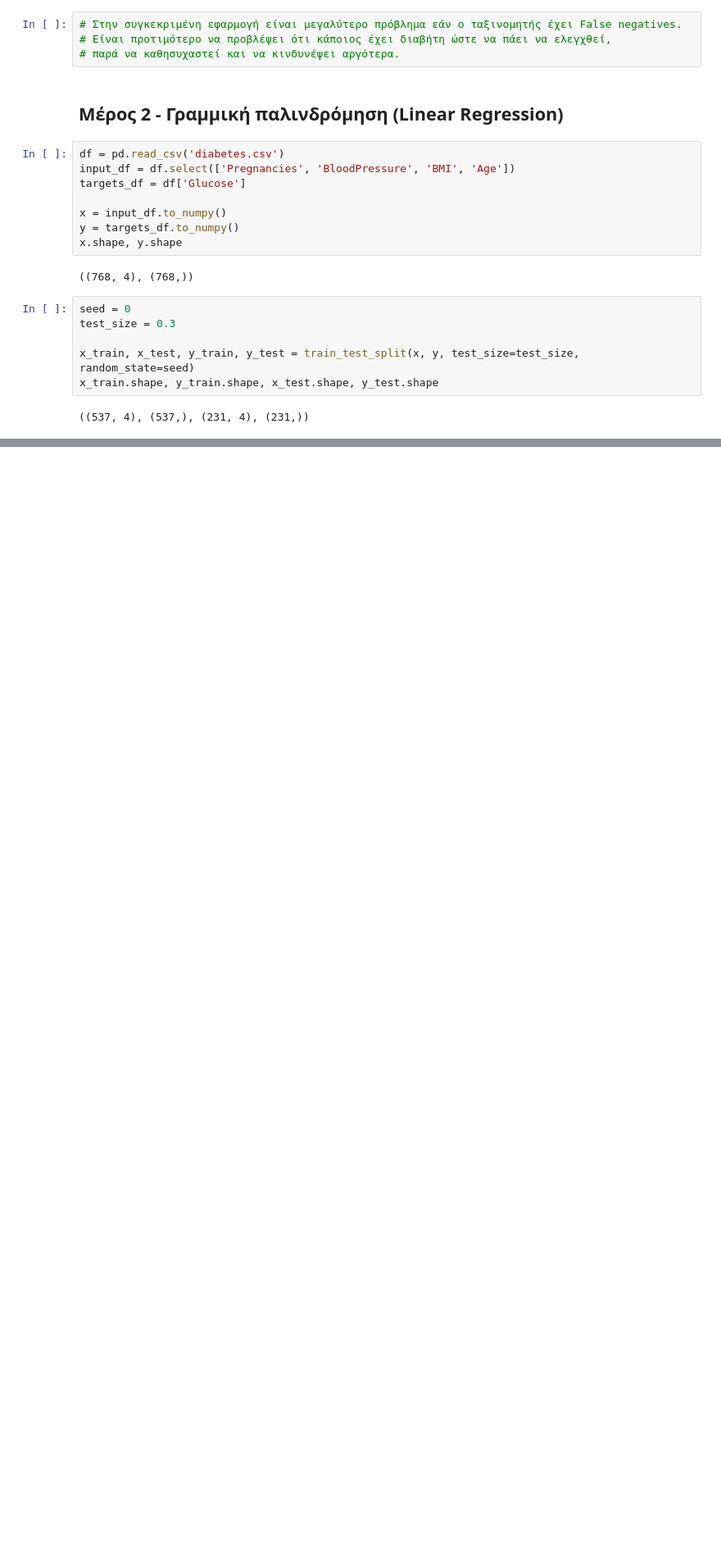
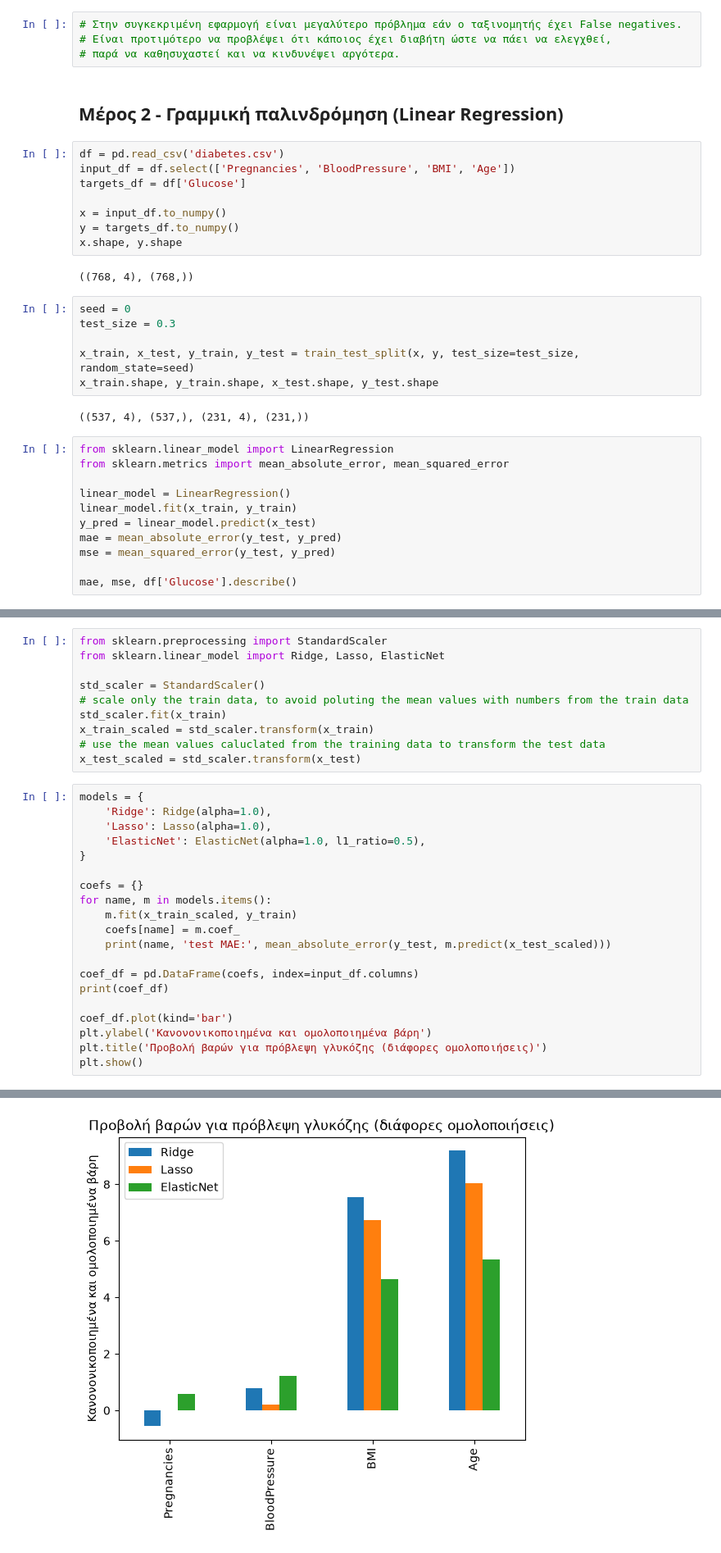
Before and after one commit to sakisv/msc_dws, a Jupyter notebook: 101-MachineLearning/01-SupervisedLearning/ML Project Template.ipynb, the cells around one changed output, grey strips where cells are left out. Shown at 82% size. Cells and saved outputs as stored; diff of their text form; blank space fills up the shorter version.

```diff
--- a/101-MachineLearning/01-SupervisedLearning/ML Project Template.ipynb
+++ b/101-MachineLearning/01-SupervisedLearning/ML Project Template.ipynb
@@ -301,3 +301,14 @@ x_train, x_test, y_train, y_test = train_test_split(x, y, test_size=test_size, r
 x_train.shape, y_train.shape, x_test.shape, y_test.shape
 # %% [output]
 ((537, 4), (537,), (231, 4), (231,))
+# %%
+from sklearn.linear_model import LinearRegression
+from sklearn.metrics import mean_absolute_error, mean_squared_error
+
+linear_model = LinearRegression()
+linear_model.fit(x_train, y_train)
+y_pred = linear_model.predict(x_test)
+mae = mean_absolute_error(y_test, y_pred)
+mse = mean_squared_error(y_test, y_pred)
+
+mae, mse, df['Glucose'].describe()
@@ -303,0 +343,31 @@ x_train.shape, y_train.shape, x_test.shape, y_test.shape
+# %%
+from sklearn.preprocessing import StandardScaler
+from sklearn.linear_model import Ridge, Lasso, ElasticNet
+
+std_scaler = StandardScaler()
+# scale only the train data, to avoid poluting the mean values with numbers from the train data
+std_scaler.fit(x_train)
+x_train_scaled = std_scaler.transform(x_train)
+# use the mean values caluclated from the training data to transform the test data
+x_test_scaled = std_scaler.transform(x_test)
+# %%
+models = {
+    'Ridge': Ridge(alpha=1.0),
+    'Lasso': Lasso(alpha=1.0),
+    'ElasticNet': ElasticNet(alpha=1.0, l1_ratio=0.5),
+}
+
+coefs = {}
+for name, m in models.items():
+    m.fit(x_train_scaled, y_train)
+    coefs[name] = m.coef_
+    print(name, 'test MAE:', mean_absolute_error(y_test, m.predict(x_test_scaled)))
+
+coef_df = pd.DataFrame(coefs, index=input_df.columns)
+print(coef_df)
+
+coef_df.plot(kind='bar')
+plt.ylabel('Κανονονικοποιημένα και ομολοποιημένα βάρη')
+plt.title('Προβολή βαρών για πρόβλεψη γλυκόζης (διάφορες ομολοποιήσεις)')
+plt.show()
+# %% [output]
@@ -303,0 +382 @@ x_train.shape, y_train.shape, x_test.shape, y_test.shape
+[figure, added]
```
Also changed, not shown: parts of 6 cells of this notebook.
